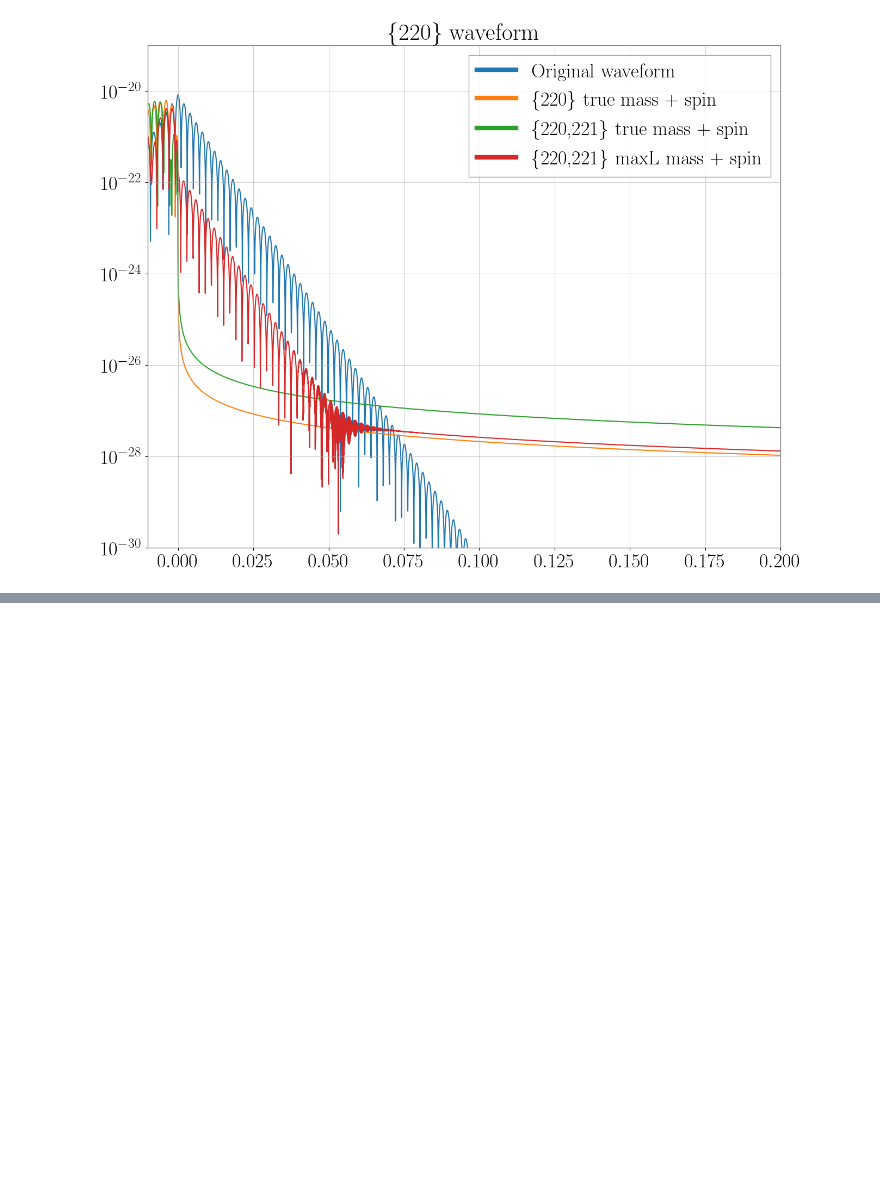
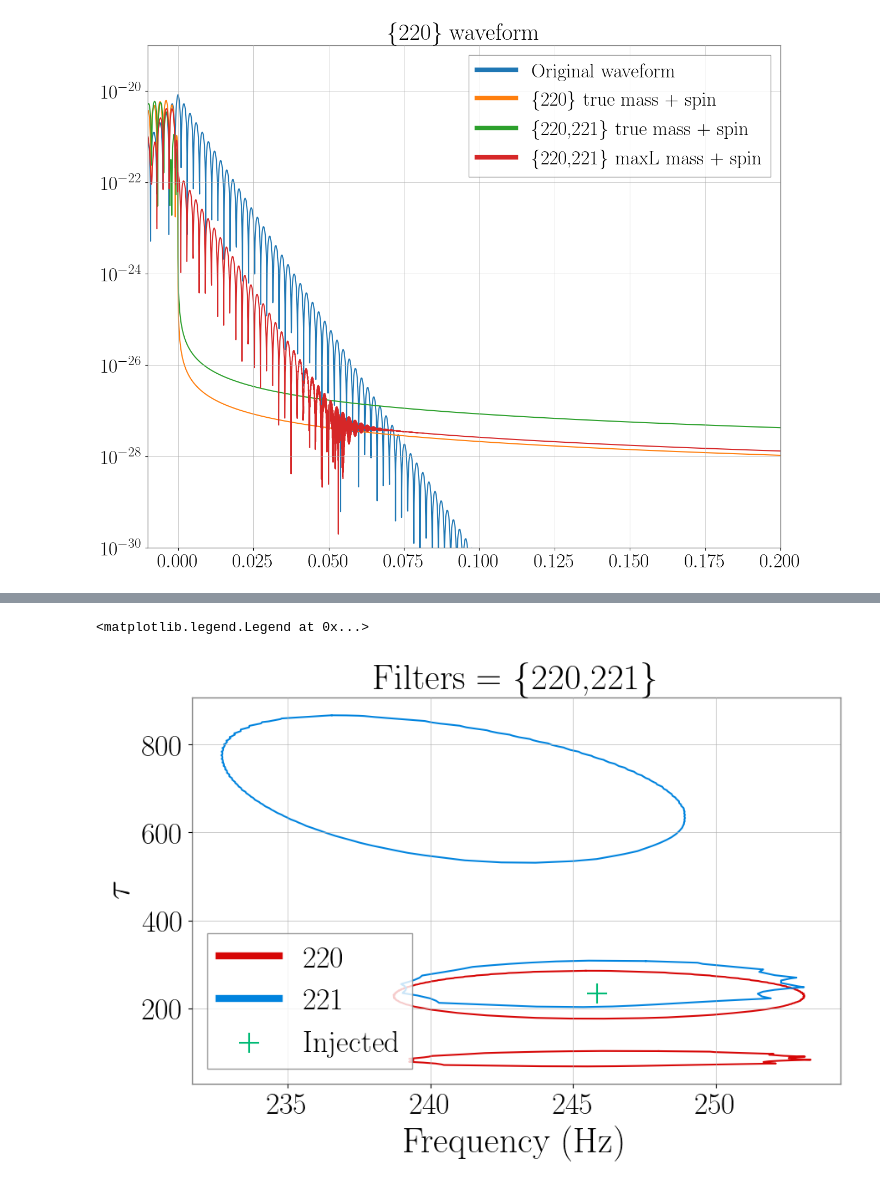
Before and after one commit to Lu-Neil/qnm_filter, a Jupyter notebook: code_demo/review_call/overfiltered_contours.ipynb, the cells around one changed output, grey strips where cells are left out. Cells and saved outputs as stored; diff of their text form; code cells hidden in the pictures; blank space fills up the shorter version.

```diff
--- a/code_demo/review_call/overfiltered_contours.ipynb
+++ b/code_demo/review_call/overfiltered_contours.ipynb
@@ -329,0 +332,34 @@ pl.tight_layout()
+# %%
+import ringdown as rd
+results = []
+levels = [dotted]
+for i in levels:
+    temp0 = []
+    for j in i.collections[0].get_paths():
+        coords = j.vertices
+        temp1 = [(rd.qnms.get_ftau(k[0], k[1], l=2,m=2,n=0),
+               rd.qnms.get_ftau(k[0], k[1], l=2,m=2,n=1)) for k in coords]
+#         temp1.append(temp1[0])
+        temp0.append(temp1)
+    results.append(temp0)
+injected_ftau = rd.qnms.get_ftau(injection['mass'], injection['chi'], l=2,m=2,n=0)
+# %%
+pl.figure(figsize=(10, 6))
+for idx, i in enumerate(results):
+    for j in i:
+        temp = np.array(j)
+        pl.plot(temp[:,0,0], 1/temp[:,0,1], c=red)
+        pl.plot(temp[:,1,0], 1/temp[:,1,1], c=blue)
+#         axs[1].plot(temp[:,2,0], 1/temp[:,2,1], c='blue', ls=ls_arr[idx])
+#         axs[1].plot(temp[:,3,0], 1/temp[:,3,1], c='orange', ls=ls_arr[idx])
+
+l, = pl.plot([], [], c=red, label='220')
+l, = pl.plot([], [], c=blue, label='221')
+pl.scatter(injected_ftau[0], 1/injected_ftau[1], marker='+', color=green, s=300, label="Injected")
+pl.xlabel("Frequency (Hz)")
+pl.ylabel(r"$\tau$")
+pl.title("Filters = \{220,221\}")
+pl.legend(loc='lower left')
+# %% [output]
+<matplotlib.legend.Legend at 0x...>
+[figure, added]
```
Also changed, not shown: parts of 2 cells of this notebook, 10 other files.
